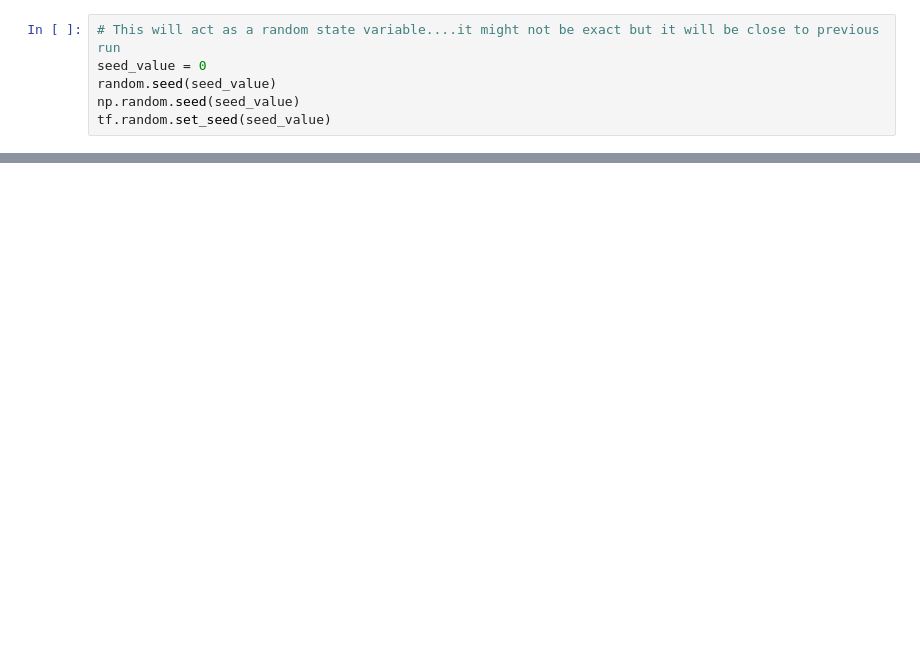
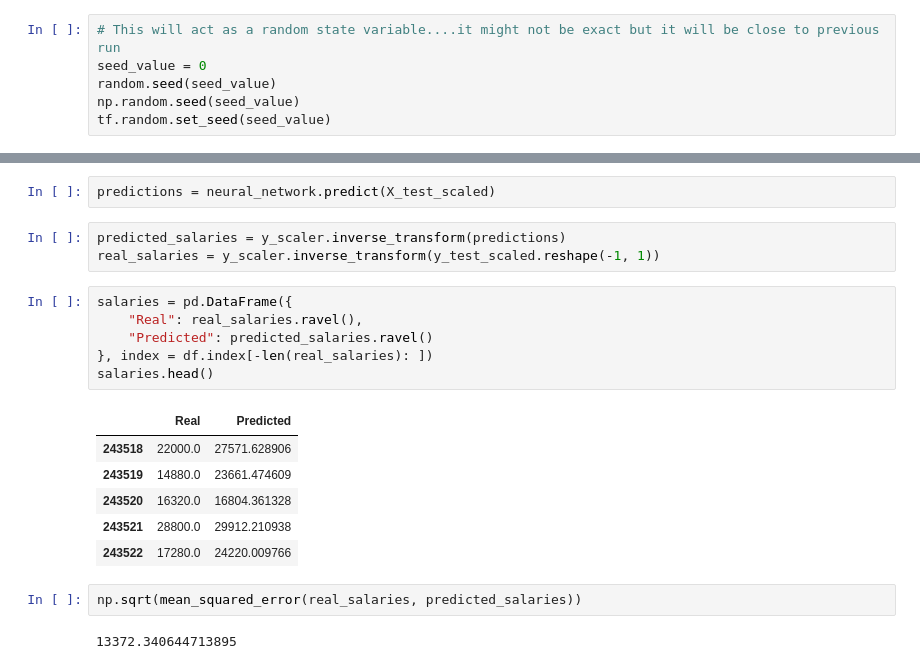
Before and after one commit to justinm329/Job_salary_prediction_2, a Jupyter notebook: Main_2.ipynb, the cells around one changed output, grey strips where cells are left out. Cells and saved outputs as stored; diff of their text form; blank space fills up the shorter version.

```diff
--- a/Main_2.ipynb
+++ b/Main_2.ipynb
@@ -401,0 +389,22 @@ plt.show()
+# %%
+predictions = neural_network.predict(X_test_scaled)
+# %%
+predicted_salaries = y_scaler.inverse_transform(predictions)
+real_salaries = y_scaler.inverse_transform(y_test_scaled.reshape(-1, 1))
+# %%
+salaries = pd.DataFrame({
+    "Real": real_salaries.ravel(),
+    "Predicted": predicted_salaries.ravel()
+}, index = df.index[-len(real_salaries): ])
+salaries.head()
+# %% [output]
+|  | Real | Predicted |
+| 243518 | 22000.0 | 27571.628906 |
+| 243519 | 14880.0 | 23661.474609 |
+| 243520 | 16320.0 | 16804.361328 |
+| 243521 | 28800.0 | 29912.210938 |
+| 243522 | 17280.0 | 24220.009766 |
+# %%
+np.sqrt(mean_squared_error(real_salaries, predicted_salaries))
+# %% [output]
+13372.340644713895
```
Also changed, not shown: parts of 41 cells of this notebook.
